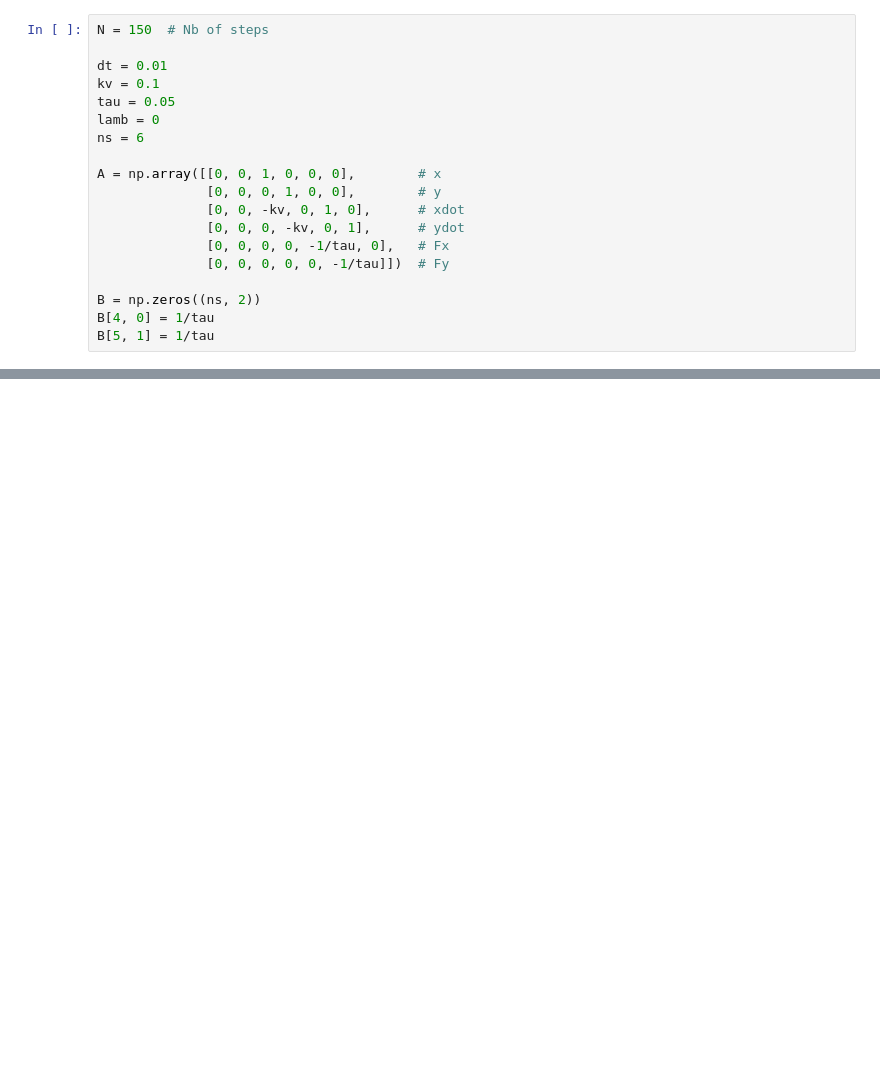
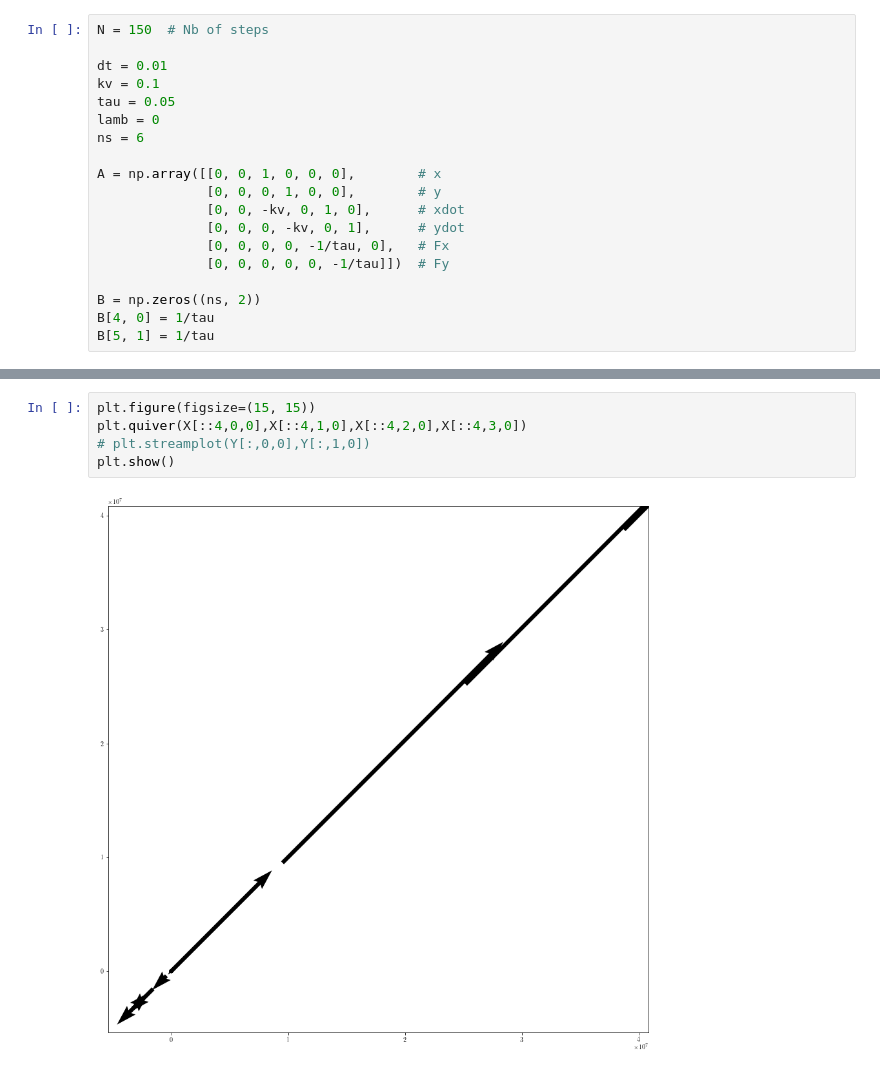
Before and after one commit to TomaszWasTaken/ModellingOfBiologicalSystems, a Jupyter notebook: Delayed_Controller.ipynb, the cells around one changed output, grey strips where cells are left out. Cells and saved outputs as stored; diff of their text form; blank space fills up the shorter version.

```diff
--- a/Delayed_Controller.ipynb
+++ b/Delayed_Controller.ipynb
@@ -197,0 +215,7 @@ visualize(time_vec,X,Y,Xhat)
+# %%
+plt.figure(figsize=(15, 15))
+plt.quiver(X[::4,0,0],X[::4,1,0],X[::4,2,0],X[::4,3,0])
+# plt.streamplot(Y[:,0,0],Y[:,1,0])
+plt.show()
+# %% [output]
+[figure, added]
```
Also changed, not shown: parts of 3 cells of this notebook.
